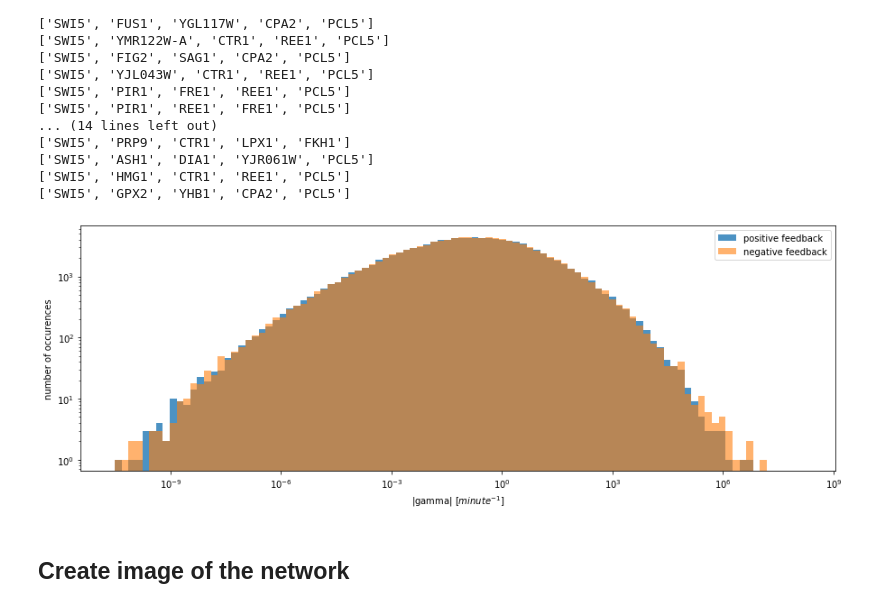
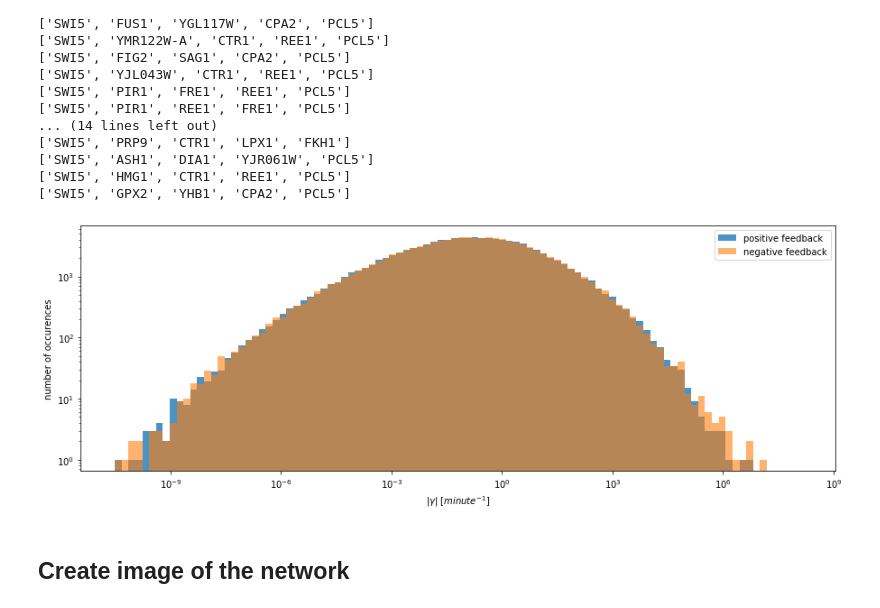
Before and after one commit to pworinger/Biophysics_project, a Jupyter notebook: main.ipynb, the cells around one changed output. Saved outputs shown, nothing was run; the diff lists cells and outputs as text; code cells hidden in the pictures.

```diff
--- a/main.ipynb
+++ b/main.ipynb
@@ -94,28 +94,28 @@ for i in rank[0:30]:
 # %%
 data = [item[0] for item in rank]
 data_neg = []
 data_pos = []
 for score in data:
     if score > 0:
         data_pos.append(score)
     if score < 0:
         data_neg.append(abs(score))
 
 plt.figure(figsize=(15,5))
 hist, bins = np.histogram(data_pos+data_neg, bins=100)
 logbins = np.logspace(np.log10(bins[0]),np.log10(bins[-1]),len(bins))
 plt.hist(data_pos, bins=logbins, alpha=0.8)
 plt.hist(data_neg, bins=logbins, alpha=0.6)
 plt.legend(["positive feedback", "negative feedback"])
 plt.yscale('log')
 plt.xscale('log')
-plt.xlabel("|gamma| [$minute^{-1}$]")
+plt.xlabel("|$\gamma$| [$minute^{-1}$]")
 plt.ylabel("number of occurences")
 #plt.title("Histogram of the scores of feedback loops affecting node SWI5 \n(with cutoff length of 6)")
 plt.savefig("histogram.png", dpi=300)
 plt.show()
 # %% [output]
-[figure, old version]
+[figure, new version]
 # %% [markdown]
 ## Create image of the network
 # %%
```
Also changed, not shown: 10 other files.
